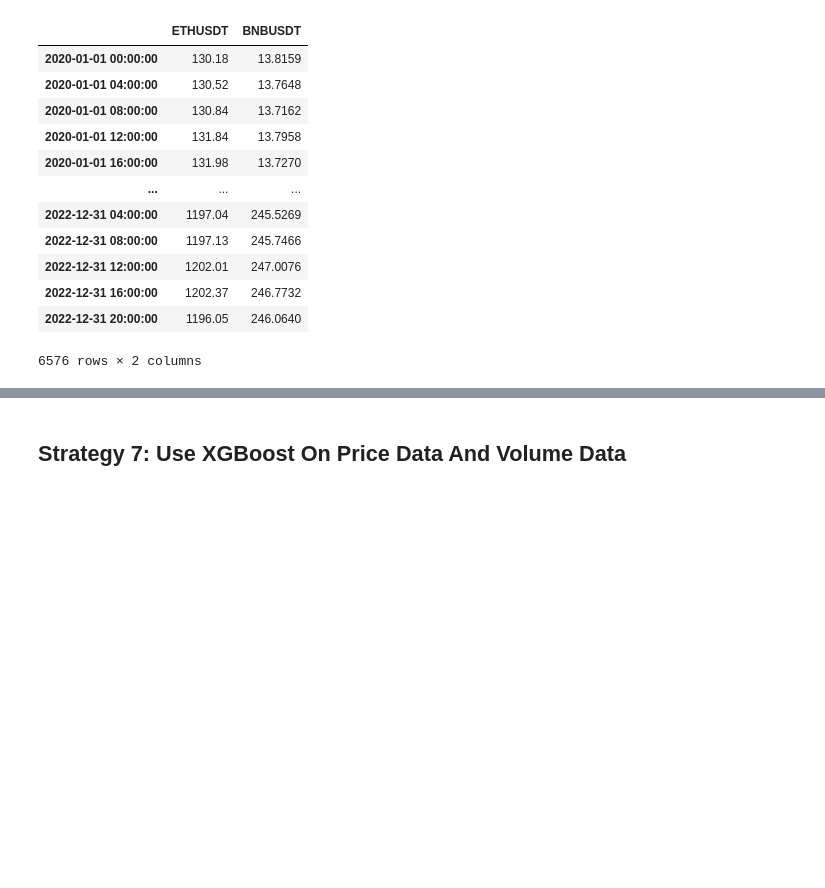
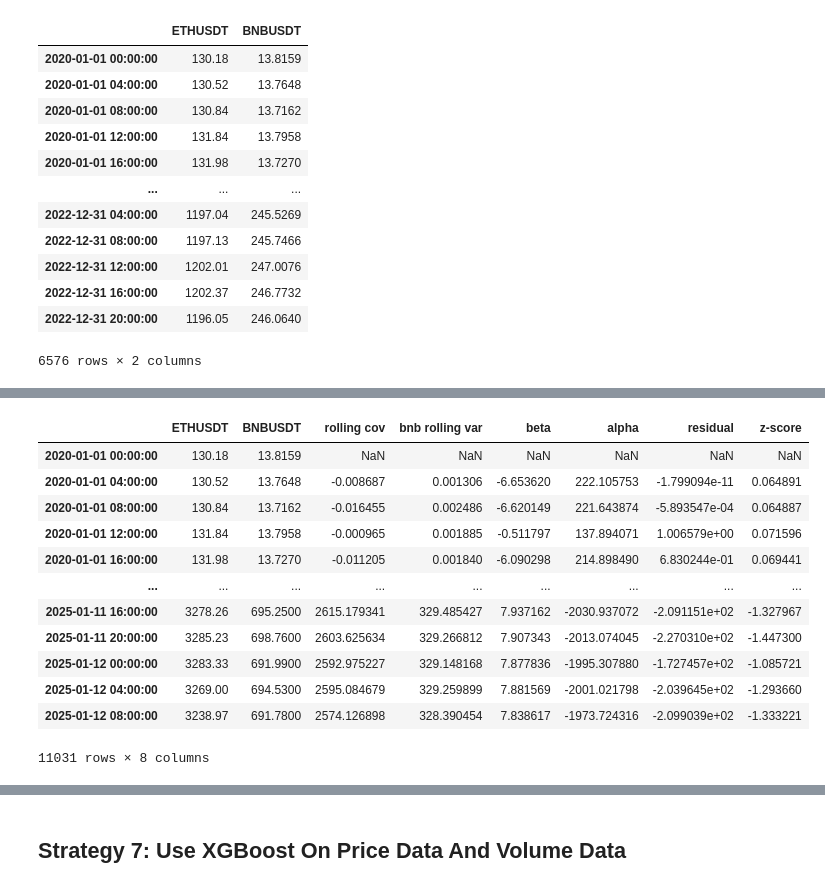
Before and after one commit to wbchristerson/jn-learning, a Jupyter notebook: cryptocurrency_stat_arb.ipynb, the cells around one changed output, grey strips where cells are left out. Drawn from its saved outputs; the diff is of its cells as text; code cells hidden in the pictures; blank space fills up the shorter version.

```diff
--- a/cryptocurrency_stat_arb.ipynb
+++ b/cryptocurrency_stat_arb.ipynb
@@ -1560,0 +1632,41 @@ Freq: 4h, Name: ETHUSDT, Length: 6576, dtype: float64
+# %%
+signal_df = px_df[["ETHUSDT", "BNBUSDT"]][:]
+# signal_df = px_df[["ETHUSDT", "BNBUSDT"]].rolling(window=30*6, min_periods=1).mean()
+# signal_df.columns = ["ETH, 30-day avg", "BNB, 30-day avg"]
+
+signal_df["rolling cov"] = signal_df["BNBUSDT"].rolling(window=30*6, min_periods=1).cov(signal_df["ETHUSDT"])
+signal_df["bnb rolling var"] = signal_df["BNBUSDT"].rolling(window=30*6, min_periods=1).var()
+signal_df["beta"] = signal_df["rolling cov"] / signal_df["bnb rolling var"]
+signal_df["alpha"] = signal_df["ETHUSDT"].rolling(window=30*6, min_periods=1).mean() - \
+    signal_df["beta"] * signal_df["BNBUSDT"].rolling(window=30*6, min_periods=1).mean()
+
+# signal_df["ETH 30-day avg, est"] = \
+#     signal_df["BNB, 30-day avg"] * eth_bnb_price_results_ols.params[("BNBUSDT", "30-day avg price")] + \
+#     eth_bnb_price_results_ols.params["const"]
+# signal_df["ETH residual"] = signal_df["ETH, 30-day avg"] - signal_df["ETH 30-day avg, est"]
+# signal_df["ETH residual, mu"] = signal_df["ETH residual"].rolling(window=30*6, min_periods=1).mean()
+# signal_df["ETH residual, sigma"] = signal_df["ETH residual"].rolling(window=30*6, min_periods=1).std()
+# signal_df["z-score"] = (signal_df["ETH residual"] - signal_df["ETH residual, mu"]) / \
+#     signal_df["ETH residual, sigma"]
+
+signal_df["residual"] = signal_df["ETHUSDT"] - (signal_df["BNBUSDT"] * signal_df["beta"] + signal_df["alpha"])
+
+residual_mean = signal_df["residual"].mean()
+residual_std = signal_df["residual"].std()
+signal_df["z-score"] = (signal_df["residual"] - residual_mean) / residual_std
+
+signal_df
+# %% [output]
+|  | ETHUSDT | BNBUSDT | rolling cov | bnb rolling var | beta | alpha | residual | z-score |
+| 2020-01-01 00:00:00 | 130.18 | 13.8159 | NaN | NaN | NaN | NaN | NaN | NaN |
+| 2020-01-01 04:00:00 | 130.52 | 13.7648 | -0.008687 | 0.001306 | -6.653620 | 222.105753 | -1.799094e-11 | 0.064891 |
+| 2020-01-01 08:00:00 | 130.84 | 13.7162 | -0.016455 | 0.002486 | -6.620149 | 221.643874 | -5.893547e-04 | 0.064887 |
+| 2020-01-01 12:00:00 | 131.84 | 13.7958 | -0.000965 | 0.001885 | -0.511797 | 137.894071 | 1.006579e+00 | 0.071596 |
+| 2020-01-01 16:00:00 | 131.98 | 13.7270 | -0.011205 | 0.001840 | -6.090298 | 214.898490 | 6.830244e-01 | 0.069441 |
+| ... | ... | ... | ... | ... | ... | ... | ... | ... |
+| 2025-01-11 16:00:00 | 3278.26 | 695.2500 | 2615.179341 | 329.485427 | 7.937162 | -2030.937072 | -2.091151e+02 | -1.327967 |
+| 2025-01-11 20:00:00 | 3285.23 | 698.7600 | 2603.625634 | 329.266812 | 7.907343 | -2013.074045 | -2.270310e+02 | -1.447300 |
+| 2025-01-12 00:00:00 | 3283.33 | 691.9900 | 2592.975227 | 329.148168 | 7.877836 | -1995.307880 | -1.727457e+02 | -1.085721 |
+| 2025-01-12 04:00:00 | 3269.00 | 694.5300 | 2595.084679 | 329.259899 | 7.881569 | -2001.021798 | -2.039645e+02 | -1.293660 |
+| 2025-01-12 08:00:00 | 3238.97 | 691.7800 | 2574.126898 | 328.390454 | 7.838617 | -1973.724316 | -2.099039e+02 | -1.333221 |
+11031 rows × 8 columns
```
Also changed, not shown: parts of 81 cells of this notebook.
